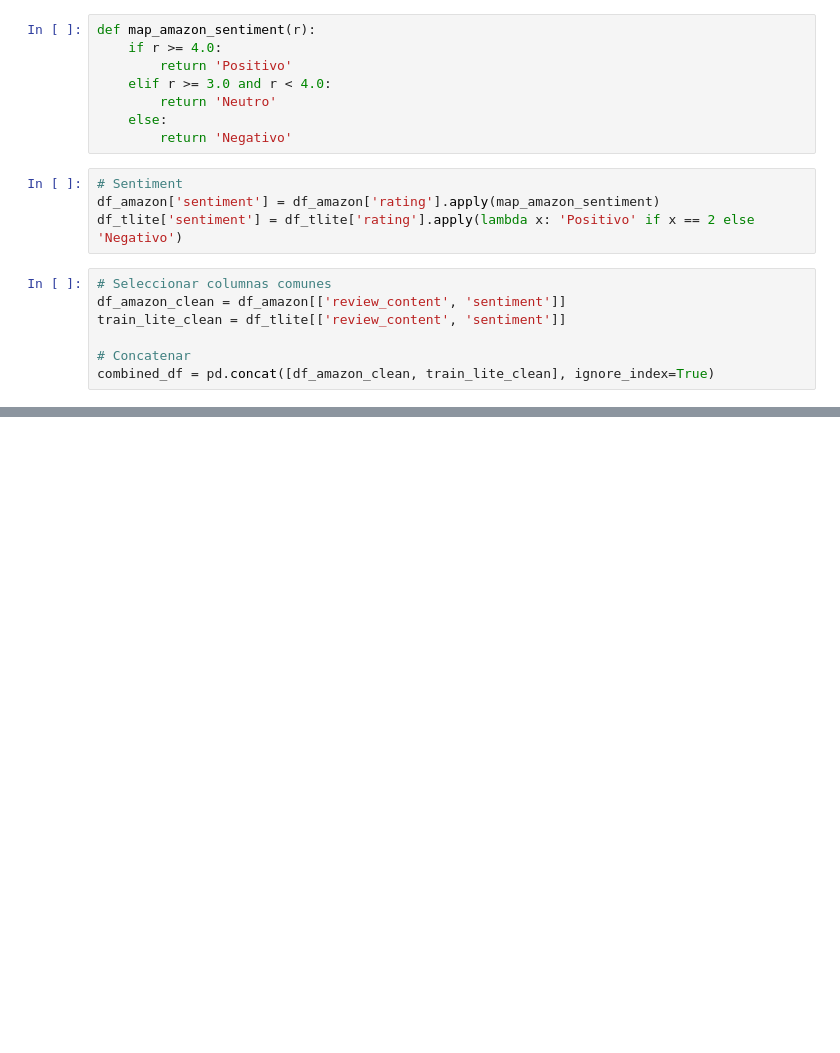
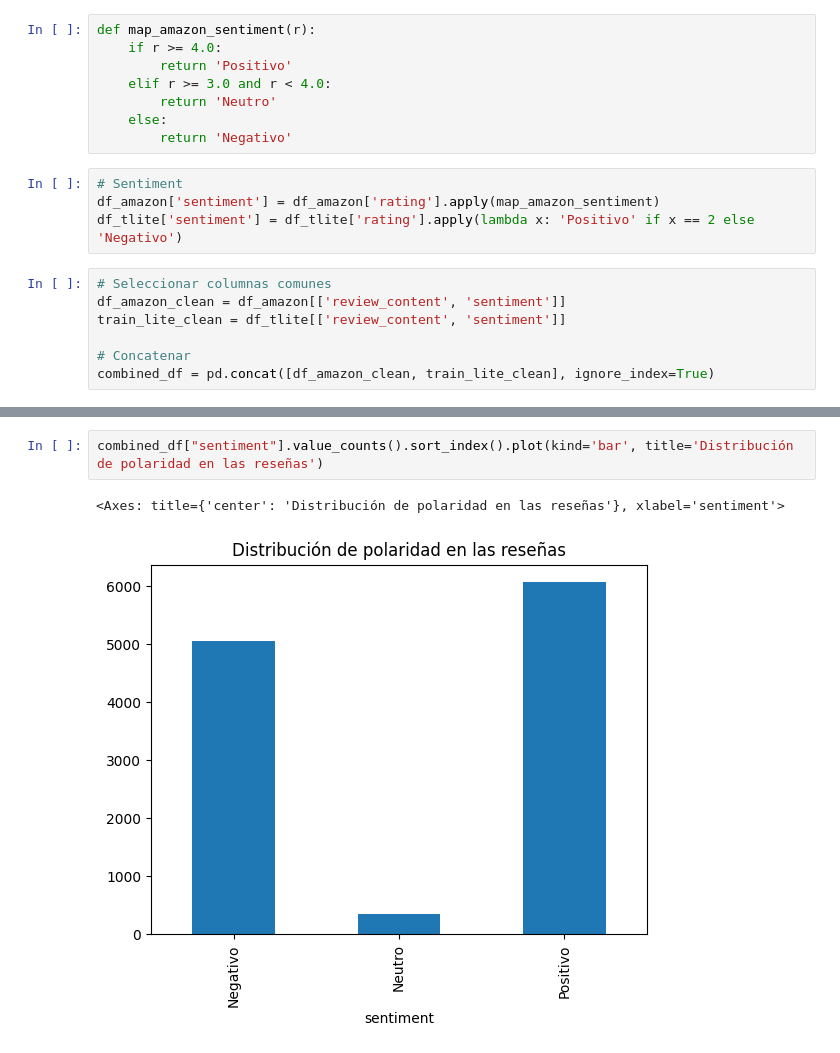
Before and after one commit to Crostz/sentiment-analysis-ecommerce-reviews, a Jupyter notebook: pruebas2.ipynb, the cells around one changed output, grey strips where cells are left out. Drawn from its saved outputs; the diff is of its cells as text; blank space fills up the shorter version.

```diff
--- a/pruebas2.ipynb
+++ b/pruebas2.ipynb
@@ -120,0 +95,5 @@ combined_df = pd.concat([df_amazon_clean, train_lite_clean], ignore_index=True)
+# %%
+combined_df["sentiment"].value_counts().sort_index().plot(kind='bar', title='Distribución de polaridad en las reseñas')
+# %% [output]
+<Axes: title={'center': 'Distribución de polaridad en las reseñas'}, xlabel='sentiment'>
+[figure, added]
```
Also changed, not shown: parts of 15 cells of this notebook.
